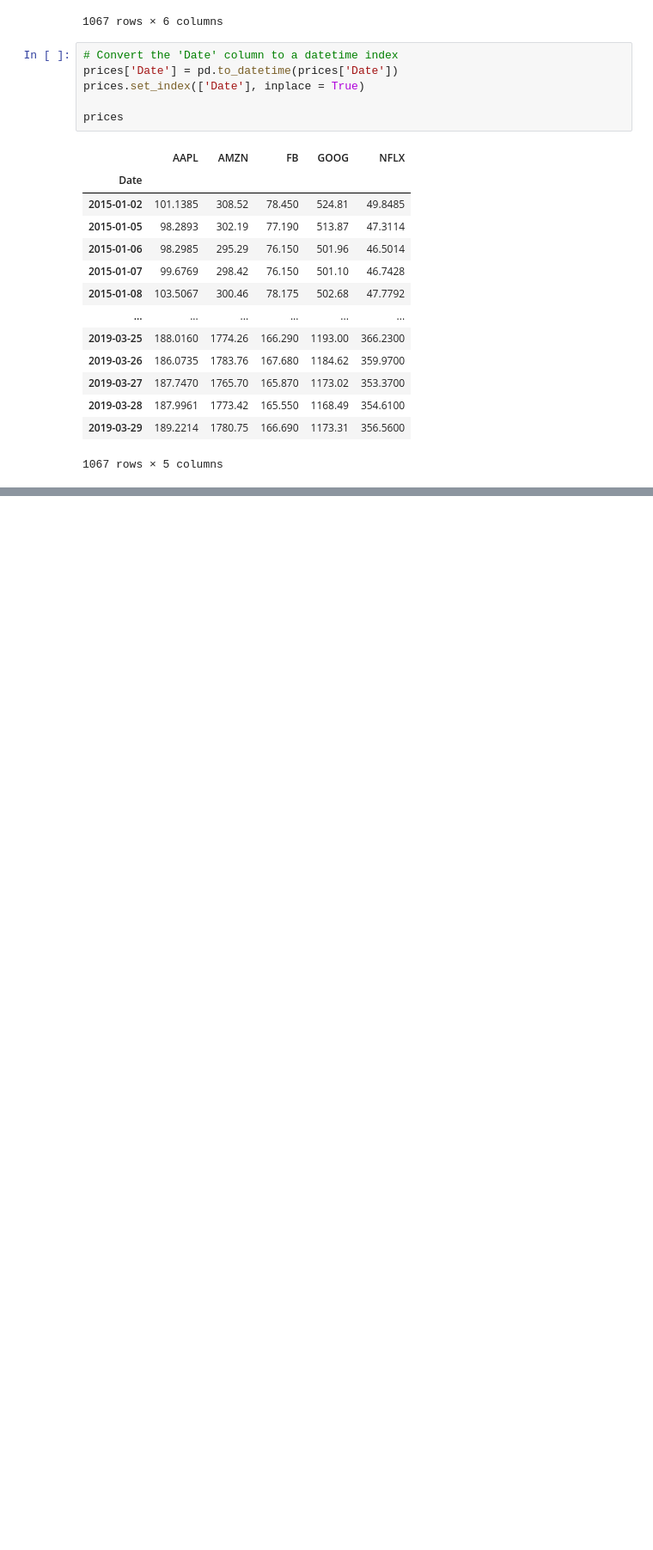
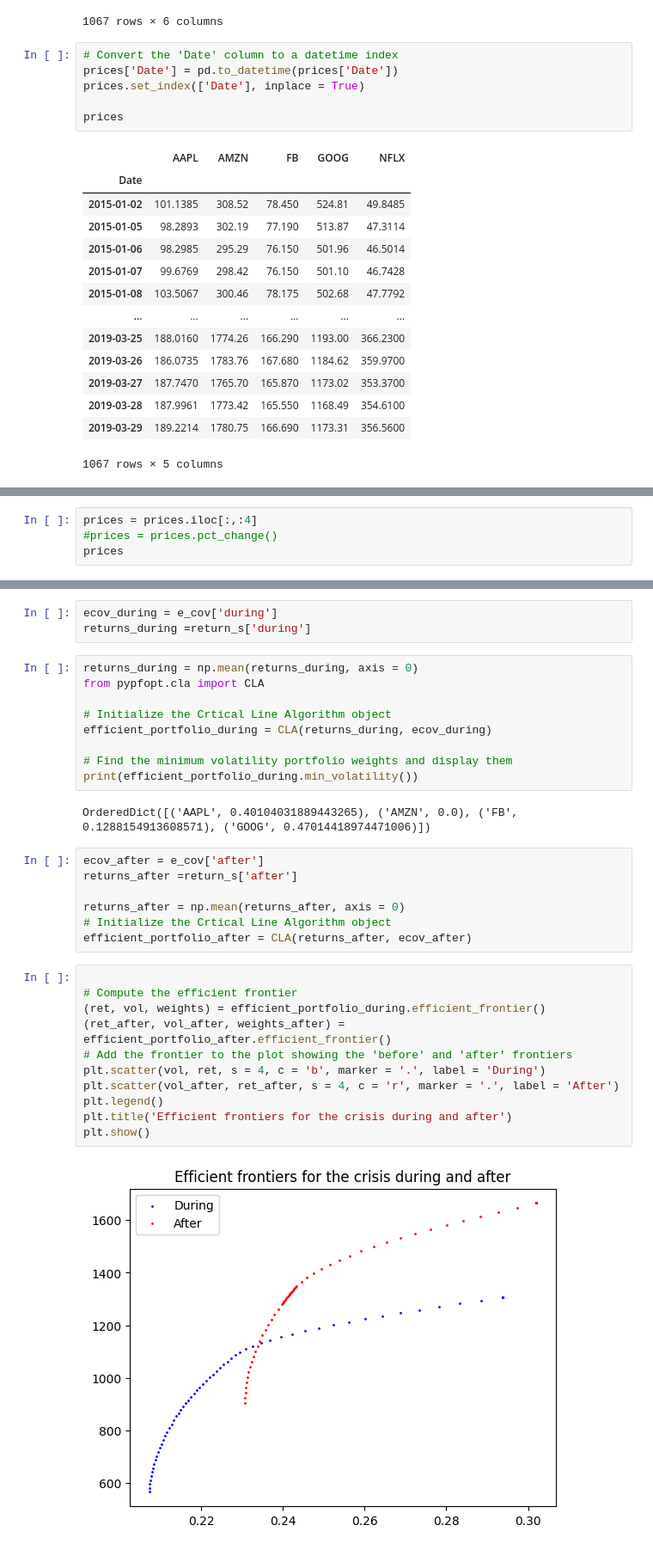
Before and after one commit to KAIET98/Finance_in_python, a Jupyter notebook: ANALYSIS/02_Quantitative_risk_management/1. Risk and return recap.ipynb, the cells around one changed output, grey strips where cells are left out. Shown: that part at 86% size. Cells and saved outputs as stored; diff of their text form; blank space fills up the shorter version.

```diff
--- a/ANALYSIS/02_Quantitative_risk_management/1. Risk and return recap.ipynb
+++ b/ANALYSIS/02_Quantitative_risk_management/1. Risk and return recap.ipynb
@@ -451,0 +503,4 @@ ModuleNotFoundError: No module named 'pypfopt.efficient_frontier'
+# %%
+prices = prices.iloc[:,:4]
+#prices = prices.pct_change()
+prices
@@ -451,0 +581,34 @@ ModuleNotFoundError: No module named 'pypfopt.efficient_frontier'
+# %%
+ecov_during = e_cov['during']
+returns_during =return_s['during']
+# %%
+returns_during = np.mean(returns_during, axis = 0)
+from pypfopt.cla import CLA
+
+# Initialize the Crtical Line Algorithm object
+efficient_portfolio_during = CLA(returns_during, ecov_during)
+
+# Find the minimum volatility portfolio weights and display them
+print(efficient_portfolio_during.min_volatility())
+# %% [output]
+OrderedDict([('AAPL', 0.40104031889443265), ('AMZN', 0.0), ('FB', 0.1288154913608571), ('GOOG', 0.47014418974471006)])
+# %%
+ecov_after = e_cov['after']
+returns_after =return_s['after']
+
+returns_after = np.mean(returns_after, axis = 0)
+# Initialize the Crtical Line Algorithm object
+efficient_portfolio_after = CLA(returns_after, ecov_after)
+# %%
+
+# Compute the efficient frontier
+(ret, vol, weights) = efficient_portfolio_during.efficient_frontier()
+(ret_after, vol_after, weights_after) = efficient_portfolio_after.efficient_frontier()
+# Add the frontier to the plot showing the 'before' and 'after' frontiers
+plt.scatter(vol, ret, s = 4, c = 'b', marker = '.', label = 'During')
+plt.scatter(vol_after, ret_after, s = 4, c = 'r', marker = '.', label = 'After')
+plt.legend()
+plt.title('Efficient frontiers for the crisis during and after')
+plt.show()
+# %% [output]
+[figure, added]
```
Also changed, not shown: parts of 19 cells of this notebook.
